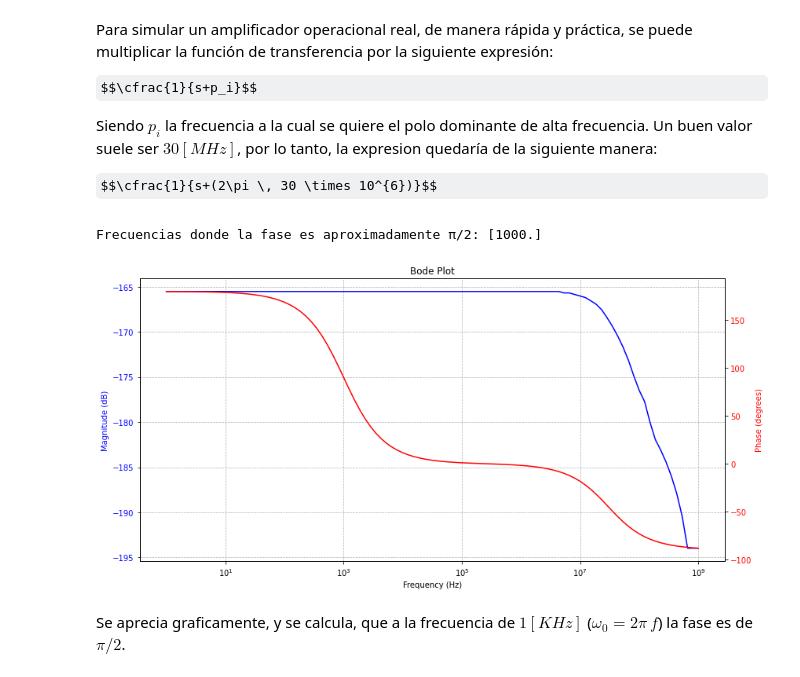
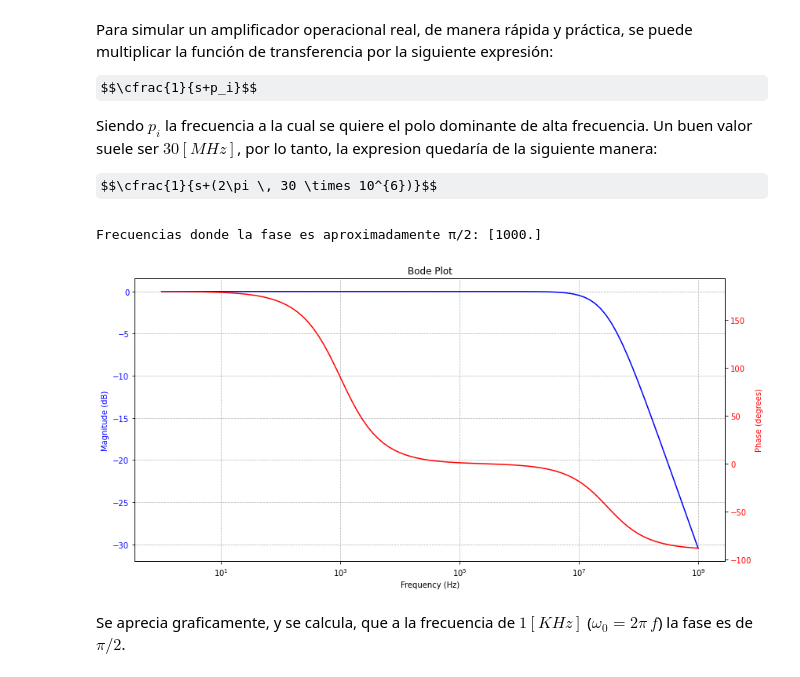
Before and after one commit to fborello-lambda/TC2-2025, a Jupyter notebook: TS1/TS1.ipynb, the cells around one changed output. Saved outputs shown, nothing was run; the diff lists cells and outputs as text; code cells hidden in the pictures; some formulas as TeX source.

Commit message:
fix(TS1): add compensation factor for real op_amps

```diff
--- a/TS1/TS1.ipynb
+++ b/TS1/TS1.ipynb
@@ -198,11 +198,14 @@ Siendo $p_i$ la frecuencia a la cual se quiere el polo dominante de alta frecuen
 
 $$\cfrac{1}{s+(2\pi \, 30 \times 10^{6})}$$
 # %%
-H_real = H * (1/(s+(2*np.pi*30e6)))
+fp = 30e6
+wp = 2 * np.pi * fp
+# Se multiplica por wp para compensar la ganancia
+H_real = H * (wp / (s + wp))
 plot_tf(H_real, values)
 # %% [output]
 Frecuencias donde la fase es aproximadamente π/2: [1000.]
-[figure, old version]
+[figure, new version]
 # %% [markdown]
 Se aprecia graficamente, y se calcula, que a la frecuencia de $1 [KHz]$ ($\omega_0 = 2\pi \, f$) la fase es de $\pi/2$.
 # %%
```
